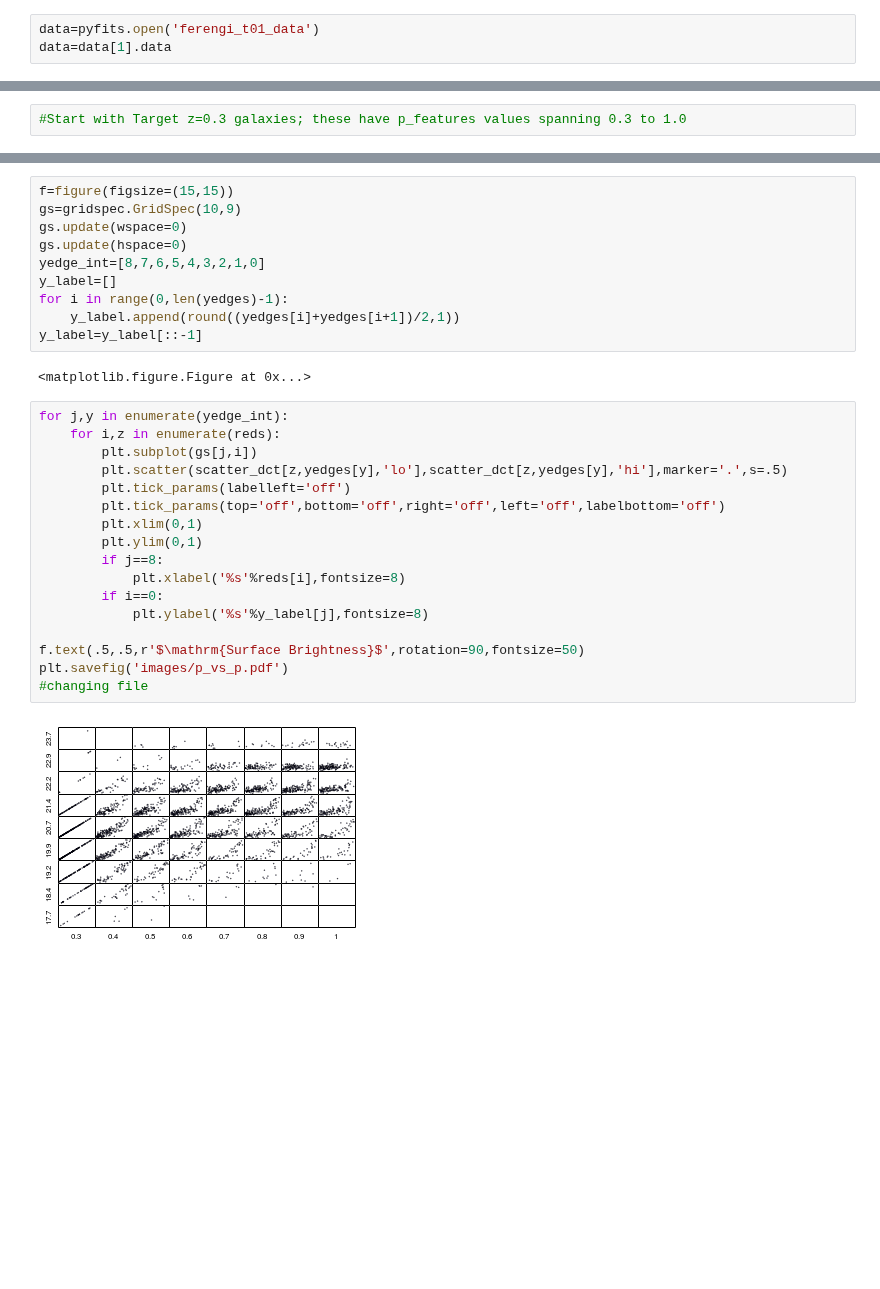
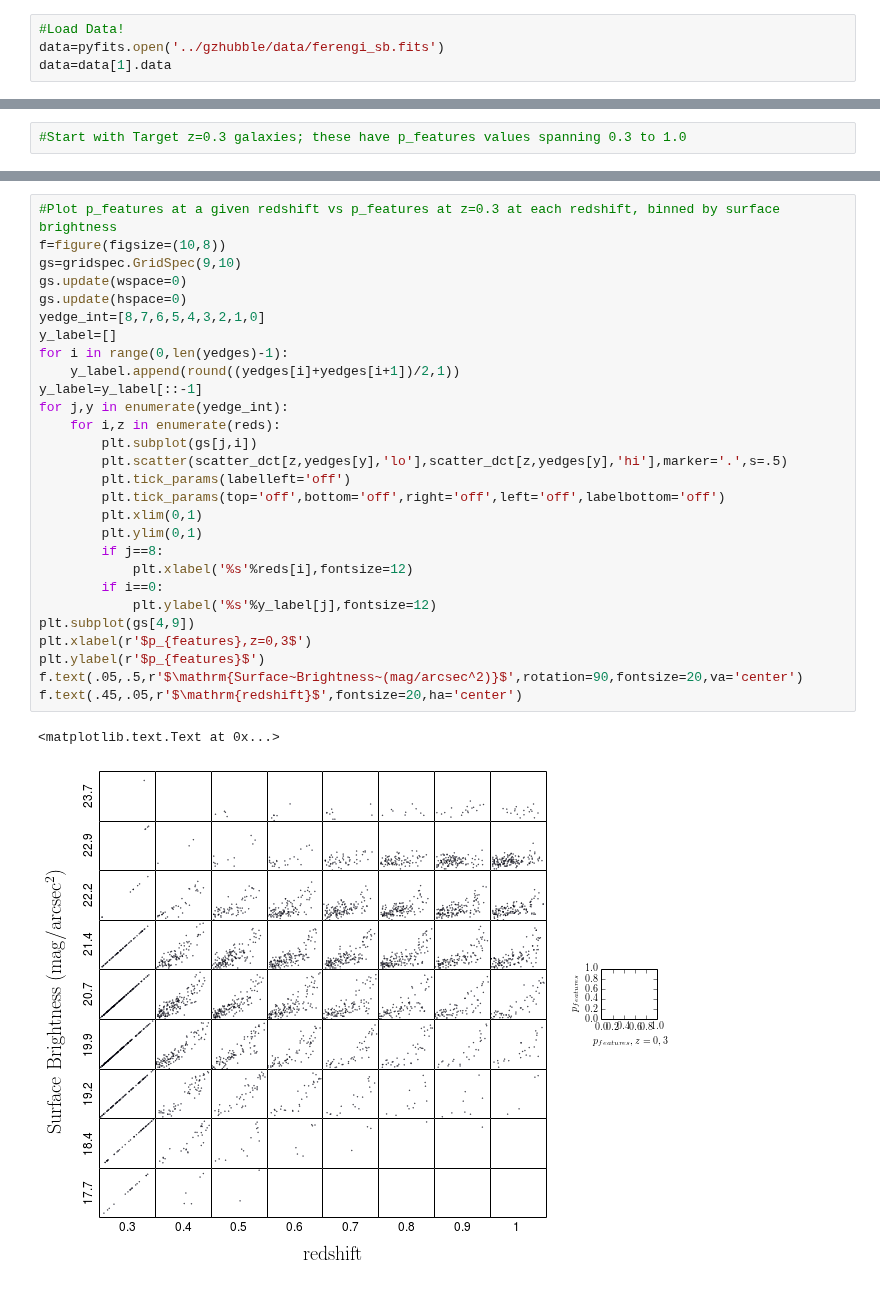
Before and after one commit to willettk/gzhubble, a Jupyter notebook: python/p_features_thresholds.ipynb, the cells around one changed output, grey strips where cells are left out. Cells and saved outputs as stored; diff of their text form; blank space fills up the shorter version.

Commit message:
added comments,labels

```diff
--- a/python/p_features_thresholds.ipynb
+++ b/python/p_features_thresholds.ipynb
@@ -8,6 +8,7 @@ mpl.rcParams['text.usetex']=True
 # %% [output]
 Populating the interactive namespace from numpy and matplotlib
 # %%
-data=pyfits.open('ferengi_t01_data')
+#Load Data!
+data=pyfits.open('../gzhubble/data/ferengi_sb.fits')
 data=data[1].data
 # %%
@@ -94,34 +103,34 @@ for y in range(0,len(yedges)-1):
                             for row in data[this_gal]:
                                 if row['sim_evolution']==e and round(row['sim_redshift'],2)==.3:
                                     scatter_dct[hi_z,yedges[y],'lo'].append(row['p_features'])
-# %%
-f=figure(figsize=(15,15))
-gs=gridspec.GridSpec(10,9)
-gs.update(wspace=0)
-gs.update(hspace=0)
-yedge_int=[8,7,6,5,4,3,2,1,0]
-y_label=[]
-for i in range(0,len(yedges)-1):
-    y_label.append(round((yedges[i]+yedges[i+1])/2,1))
-y_label=y_label[::-1]
-# %% [output]
-<matplotlib.figure.Figure at 0x...>
 # %%
+#Plot p_features at a given redshift vs p_features at z=0.3 at each redshift, binned by surface brightness
+f=figure(figsize=(10,8))
+gs=gridspec.GridSpec(9,10)
+gs.update(wspace=0)
+gs.update(hspace=0)
+yedge_int=[8,7,6,5,4,3,2,1,0]
+y_label=[]
+for i in range(0,len(yedges)-1):
+    y_label.append(round((yedges[i]+yedges[i+1])/2,1))
+y_label=y_label[::-1]
 for j,y in enumerate(yedge_int):
     for i,z in enumerate(reds):
         plt.subplot(gs[j,i])
         plt.scatter(scatter_dct[z,yedges[y],'lo'],scatter_dct[z,yedges[y],'hi'],marker='.',s=.5)
         plt.tick_params(labelleft='off')
         plt.tick_params(top='off',bottom='off',right='off',left='off',labelbottom='off')
         plt.xlim(0,1)
         plt.ylim(0,1)
         if j==8:
-            plt.xlabel('%s'%reds[i],fontsize=8)
+            plt.xlabel('%s'%reds[i],fontsize=12)
         if i==0:
-            plt.ylabel('%s'%y_label[j],fontsize=8)
-
-f.text(.5,.5,r'$\mathrm{Surface Brightness}$',rotation=90,fontsize=50)
-plt.savefig('images/p_vs_p.pdf')
-#changing file
+            plt.ylabel('%s'%y_label[j],fontsize=12)
+plt.subplot(gs[4,9])
+plt.xlabel(r'$p_{features},z=0,3$')
+plt.ylabel(r'$p_{features}$')
+f.text(.05,.5,r'$\mathrm{Surface~Brightness~(mag/arcsec^2)}$',rotation=90,fontsize=20,va='center')
+f.text(.45,.05,r'$\mathrm{redshift}$',fontsize=20,ha='center')
 # %% [output]
+<matplotlib.text.Text at 0x...>
-[figure, old version]
+[figure, new version]
```
Also changed, not shown: parts of 7 cells of this notebook.
